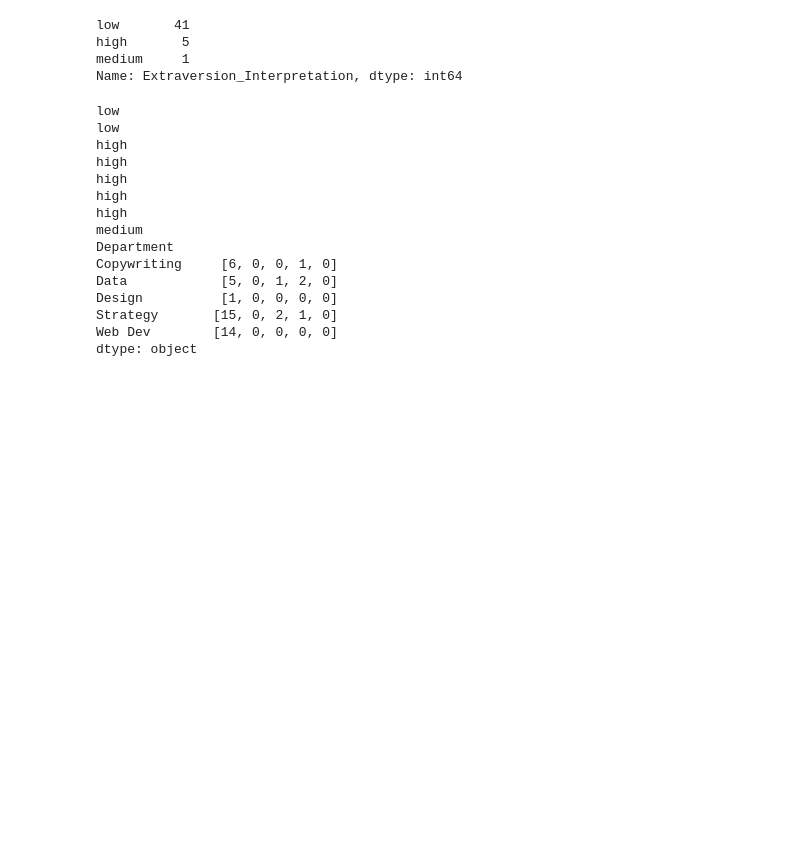
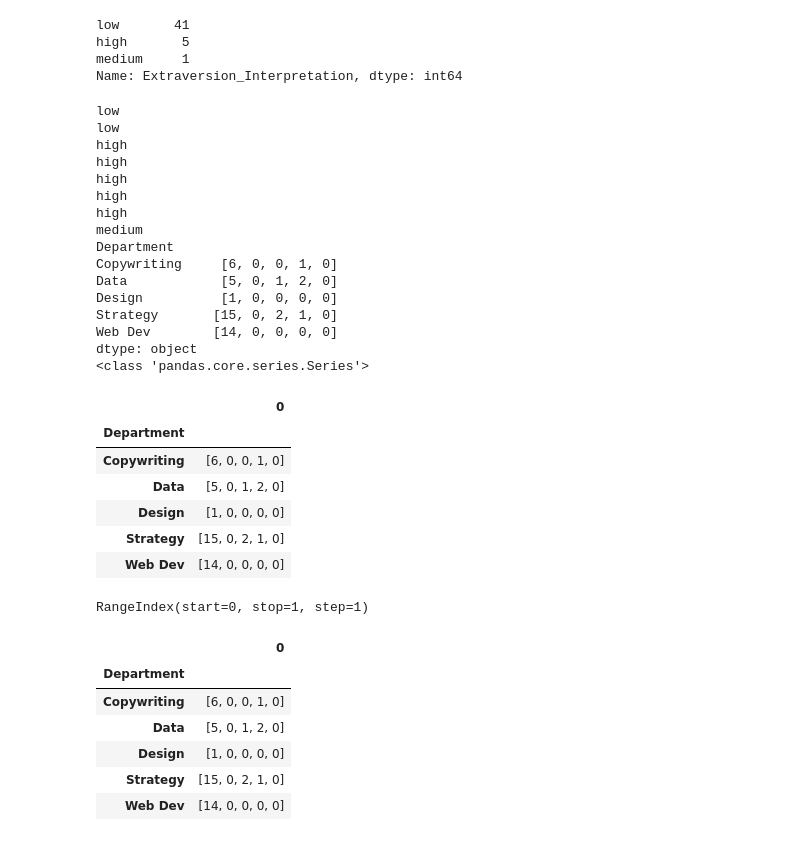
Before and after one commit to Nyiko-Ngwenya/Data-Wrangling-, a Jupyter notebook: Data Wrangling.ipynb, the cells around one changed output. Drawn from its saved outputs; the diff is of its cells as text; code cells hidden in the pictures; blank space fills up the shorter version.

```diff
--- a/Data Wrangling.ipynb
+++ b/Data Wrangling.ipynb
@@ -296,23 +296,44 @@ def attempt(we):
 # %%
 #low.groupby('Department').filter(lambda group: attempt(group.values))
 a = low.groupby('Department').apply(lambda group: attempt(group.values))
 print(a)
+print(type(a))
+ab = a.to_frame()
+display(ab)
+print(ab.columns)
+ab
 # low.groupby(['Department'])['ID'].count()
 # groupedd = low.groupby('Department')
 # groupedd.filter(lambda x: x['Agreeableness_Interpretation'].mean() > 3.)
 # %% [output]
 low
 low
 high
 high
 high
 high
 high
 medium
 Department
 Copywriting     [6, 0, 0, 1, 0]
 Data            [5, 0, 1, 2, 0]
 Design          [1, 0, 0, 0, 0]
 Strategy       [15, 0, 2, 1, 0]
 Web Dev        [14, 0, 0, 0, 0]
 dtype: object
+<class 'pandas.core.series.Series'>
+|  | 0 |
+| Department |  |
+| Copywriting | [6, 0, 0, 1, 0] |
+| Data | [5, 0, 1, 2, 0] |
+| Design | [1, 0, 0, 0, 0] |
+| Strategy | [15, 0, 2, 1, 0] |
+| Web Dev | [14, 0, 0, 0, 0] |
+RangeIndex(start=0, stop=1, step=1)
+|  | 0 |
+| Department |  |
+| Copywriting | [6, 0, 0, 1, 0] |
+| Data | [5, 0, 1, 2, 0] |
+| Design | [1, 0, 0, 0, 0] |
+| Strategy | [15, 0, 2, 1, 0] |
+| Web Dev | [14, 0, 0, 0, 0] |
```
Also changed, not shown: parts of 3 cells of this notebook.
